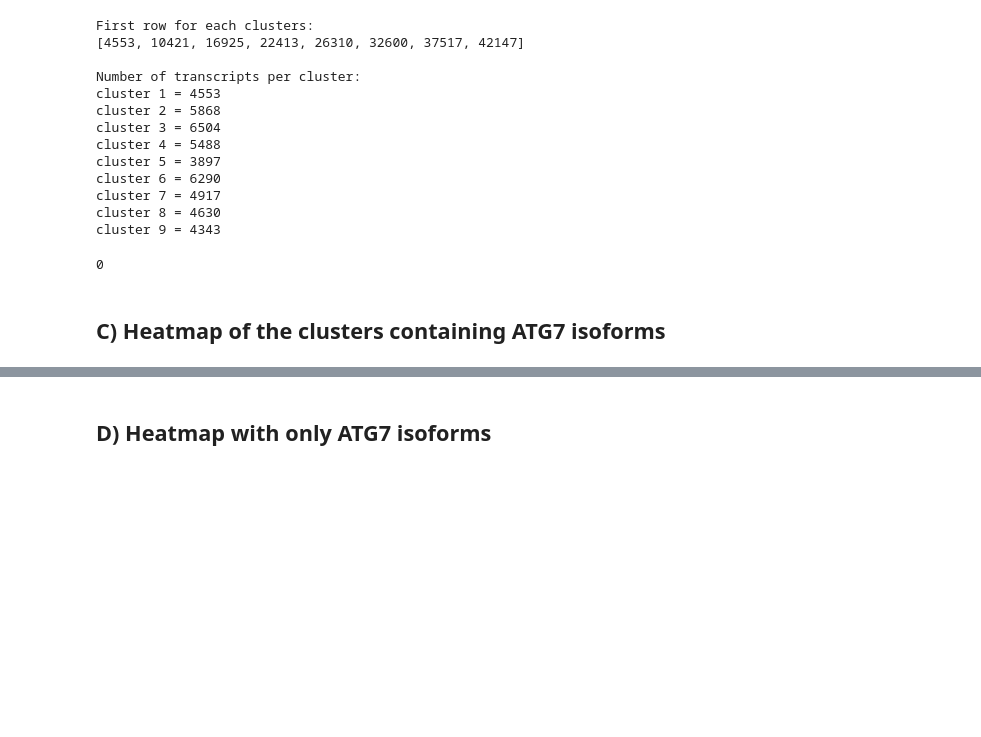
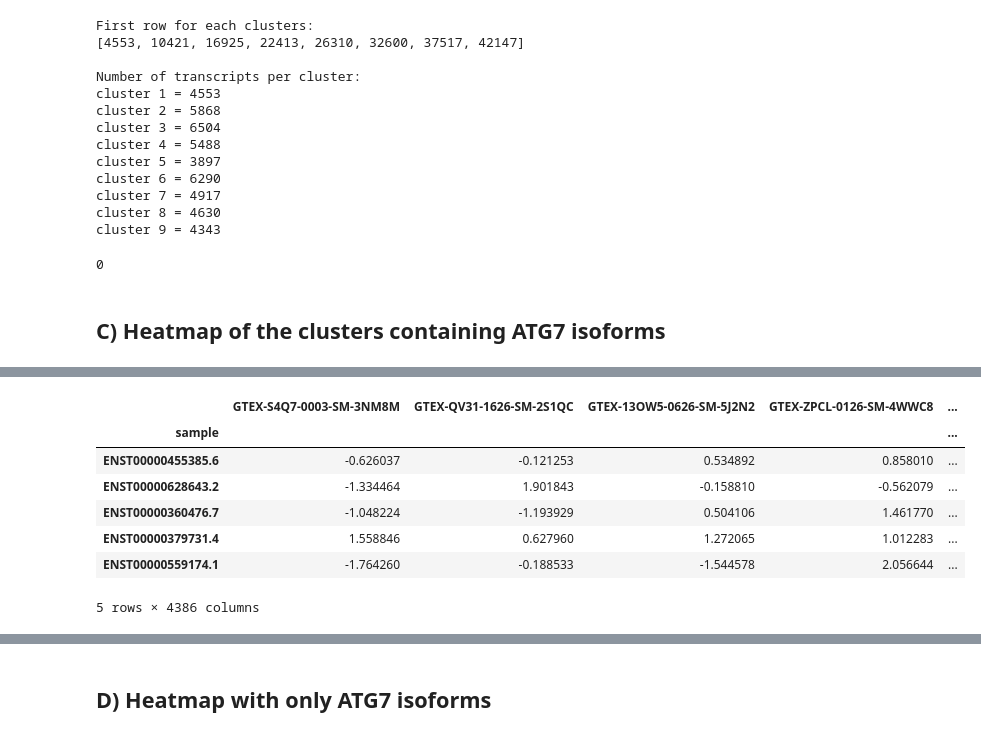
Before and after one commit to Keviosta/Article_short_isoform_ATG7_private, a Jupyter notebook: all_transcripts_expression_clusters/all_transcripts_expression_clusters_all.ipynb, the cells around one changed output, grey strips where cells are left out. Drawn from its saved outputs; the diff is of its cells as text; code cells hidden in the pictures; blank space fills up the shorter version.

```diff
--- a/all_transcripts_expression_clusters/all_transcripts_expression_clusters_all.ipynb
+++ b/all_transcripts_expression_clusters/all_transcripts_expression_clusters_all.ipynb
@@ -39,7 +39,7 @@ labels = kmeans_model.labels_
 pred_cluster = kmeans_model.predict(df)
 print(pred_cluster)
 #add the prediction in a column
-df['cluster'] = pred_cluster
+df['xcluster'] = pred_cluster
 df.head()
 # %% [output]
 [3 5 1 ... 4 8 3]
@@ -192,17 +211,16 @@ cluster_uniq = df.pop("cluster")
 # %%
-#reinstall the cluster column
-df['cluster'] = cluster_uniq
-print( set(df['cluster']) )
+# #reinstall the cluster column
+# df['xcluster'] = cluster_uniq
+print( set(df['xcluster']) )
 
-cluster_atg7_1 = df.loc[df.index == ATG7_1]['cluster'][0]
-cluster_atg7_2 = df.loc[df.index == ATG7_2]['cluster'][0]
+cluster_atg7_1 = df.loc[df.index == ATG7_1]['xcluster'][0]
+cluster_atg7_2 = df.loc[df.index == ATG7_2]['xcluster'][0]
 
 #create df with the entire cluster where iso1 and iso2 are
-df_2_clusters =  df[ (df['cluster'] == cluster_atg7_1) | (df['cluster'] == cluster_atg7_2) ]
-print( set(df_2_clusters['cluster']) )
+df_2_clusters =  df[ (df['xcluster'] == cluster_atg7_1) | (df['xcluster'] == cluster_atg7_2) ]
+print( set(df_2_clusters['xcluster']) )
 
-#pop the cluster column
-cluster_uniq = df_2_clusters.pop("cluster")
+df_2_clusters.head(5)
 # %% [output]
 {0, 1, 2, 3, 4, 5, 6, 7, 8}
 {0, 2}
@@ -209,0 +227,8 @@ Wall time: 175 ms
+|  | GTEX-S4Q7-0003-SM-3NM8M | GTEX-QV31-1626-SM-2S1QC | GTEX-13OW5-0626-SM-5J2N2 | GTEX-ZPCL-0126-SM-4WWC8 | ... |
+| sample |  |  |  |  | ... |
+| ENST00000455385.6 | -0.626037 | -0.121253 | 0.534892 | 0.858010 | ... |
+| ENST00000628643.2 | -1.334464 | 1.901843 | -0.158810 | -0.562079 | ... |
+| ENST00000360476.7 | -1.048224 | -1.193929 | 0.504106 | 1.461770 | ... |
+| ENST00000379731.4 | 1.558846 | 0.627960 | 1.272065 | 1.012283 | ... |
+| ENST00000559174.1 | -1.764260 | -0.188533 | -1.544578 | 2.056644 | ... |
+5 rows × 4386 columns
```
Also changed, not shown: parts of 14 cells of this notebook, 1 other file.
